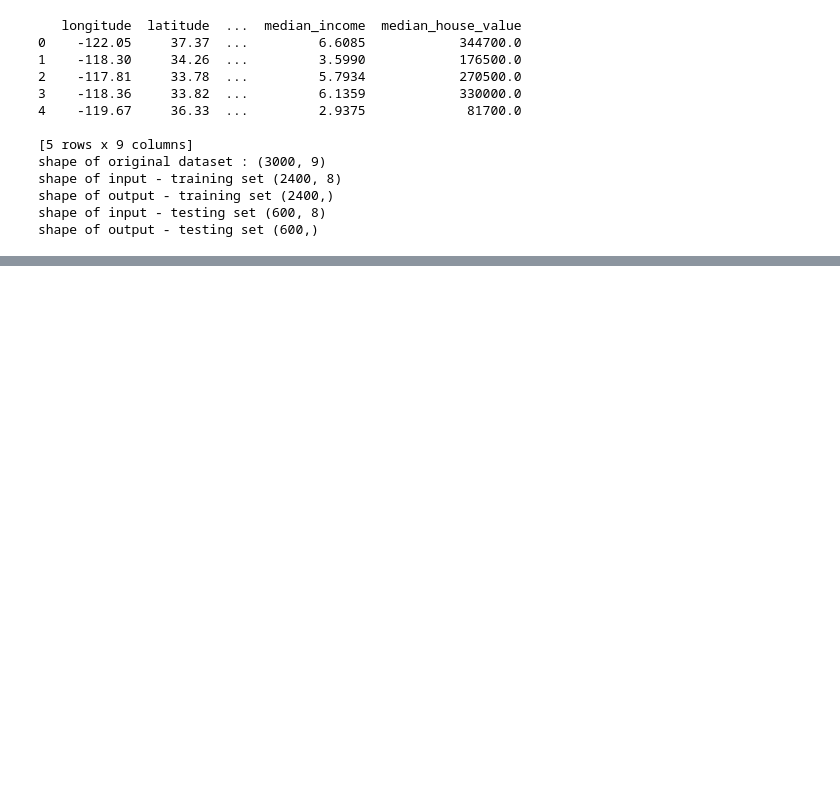
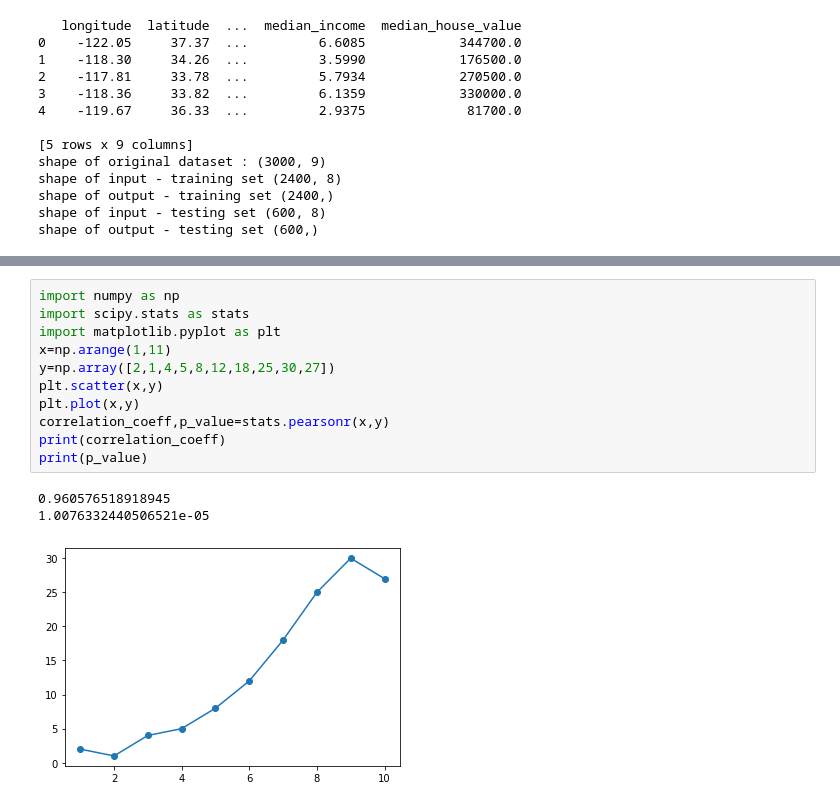
Before and after one commit to Dhruvi0901/Machine-Learning, a Jupyter notebook: ML_Practical2.ipynb, the cells around one changed output, grey strips where cells are left out. Cells and saved outputs as stored; diff of their text form; blank space fills up the shorter version.

```diff
--- a/ML_Practical2.ipynb
+++ b/ML_Practical2.ipynb
@@ -588,0 +697,15 @@ shape of output - testing set (600,)
+# %%
+import numpy as np
+import scipy.stats as stats
+import matplotlib.pyplot as plt
+x=np.arange(1,11)
+y=np.array([2,1,4,5,8,12,18,25,30,27])
+plt.scatter(x,y)
+plt.plot(x,y)
+correlation_coeff,p_value=stats.pearsonr(x,y)
+print(correlation_coeff)
+print(p_value)
+# %% [output]
+0.960576518918945
+1.0076332440506521e-05
+[figure, added]
```
Also changed, not shown: parts of 18 cells of this notebook.
